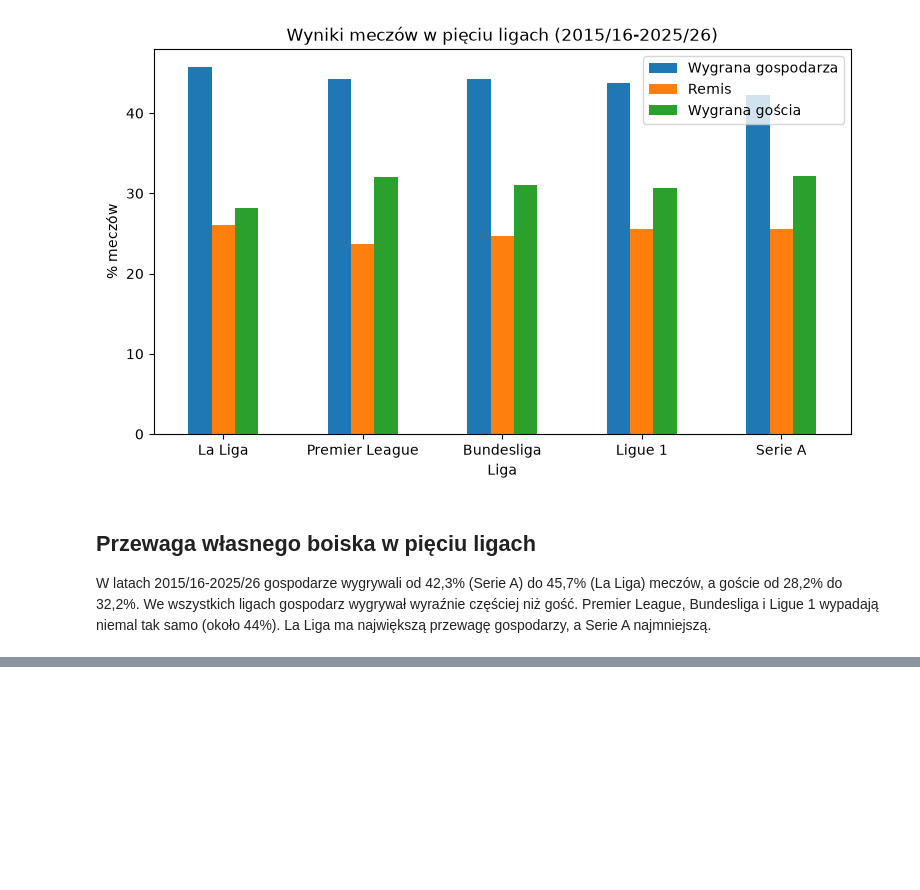
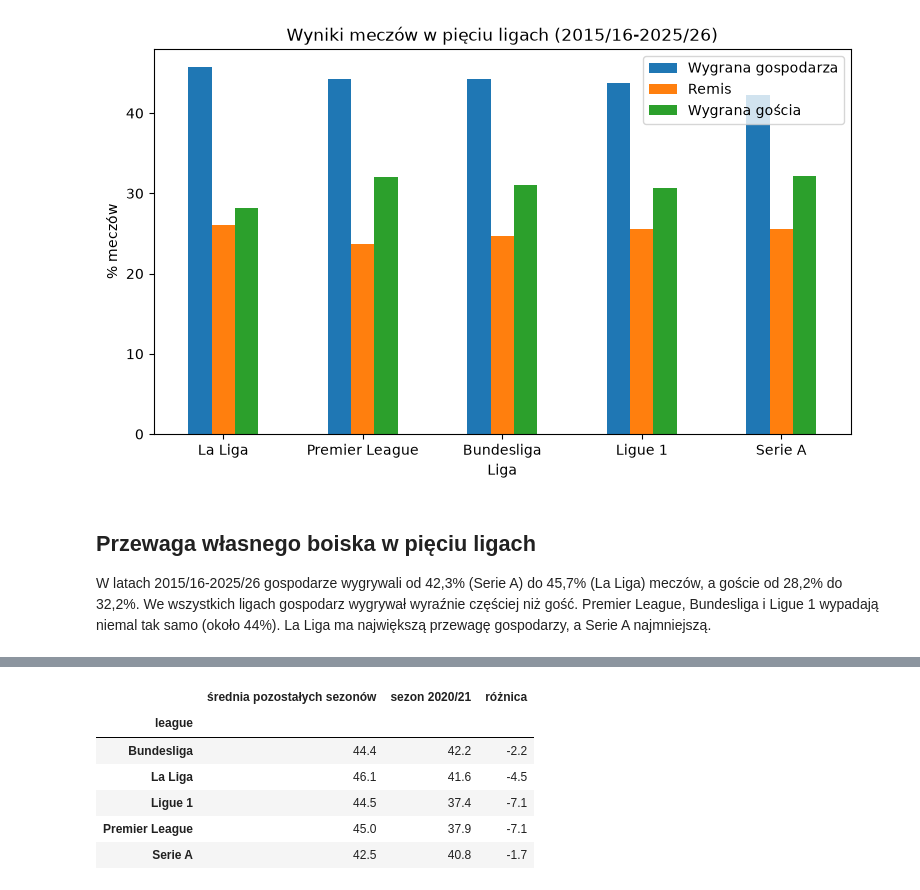
Before and after one commit to igorfliss/football-analysis, a Jupyter notebook: notebooks/01_analysis.ipynb, the cells around one changed output, grey strips where cells are left out. Drawn from its saved outputs; the diff is of its cells as text; code cells hidden in the pictures; blank space fills up the shorter version.

```diff
--- a/notebooks/01_analysis.ipynb
+++ b/notebooks/01_analysis.ipynb
@@ -45,0 +85,16 @@ W latach 2015/16-2025/26 gospodarze wygrywali od 42,3% (Serie A) do 45,7% (La Li
+# %%
+comparison = pd.DataFrame({
+    "średnia pozostałych sezonów": pivot.drop("2020/21").mean().round(1),
+    "sezon 2020/21": pivot.loc["2020/21"],
+})
+comparison["różnica"] = comparison["sezon 2020/21"] - comparison["średnia pozostałych sezonów"]
+comparison["różnica"] = comparison["różnica"].round(1)
+comparison
+# %% [output]
+|  | średnia pozostałych sezonów | sezon 2020/21 | różnica |
+| league |  |  |  |
+| Bundesliga | 44.4 | 42.2 | -2.2 |
+| La Liga | 46.1 | 41.6 | -4.5 |
+| Ligue 1 | 44.5 | 37.4 | -7.1 |
+| Premier League | 45.0 | 37.9 | -7.1 |
+| Serie A | 42.5 | 40.8 | -1.7 |
```
Also changed, not shown: parts of 3 cells of this notebook.
